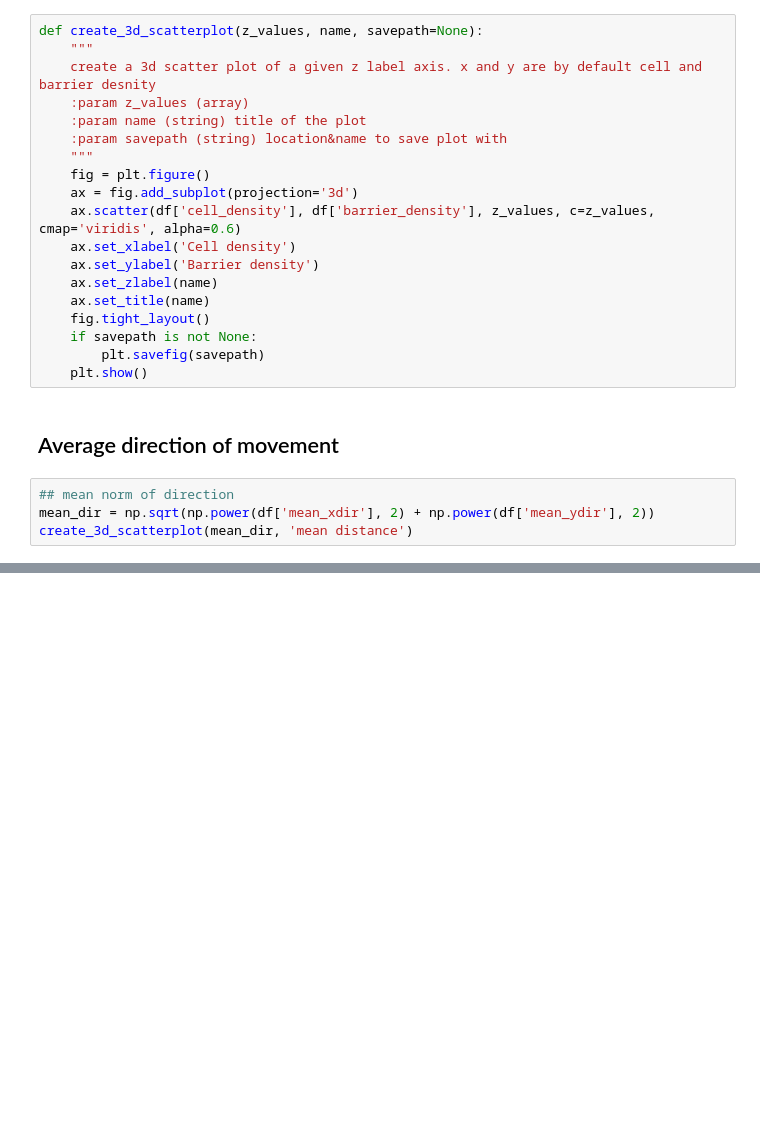
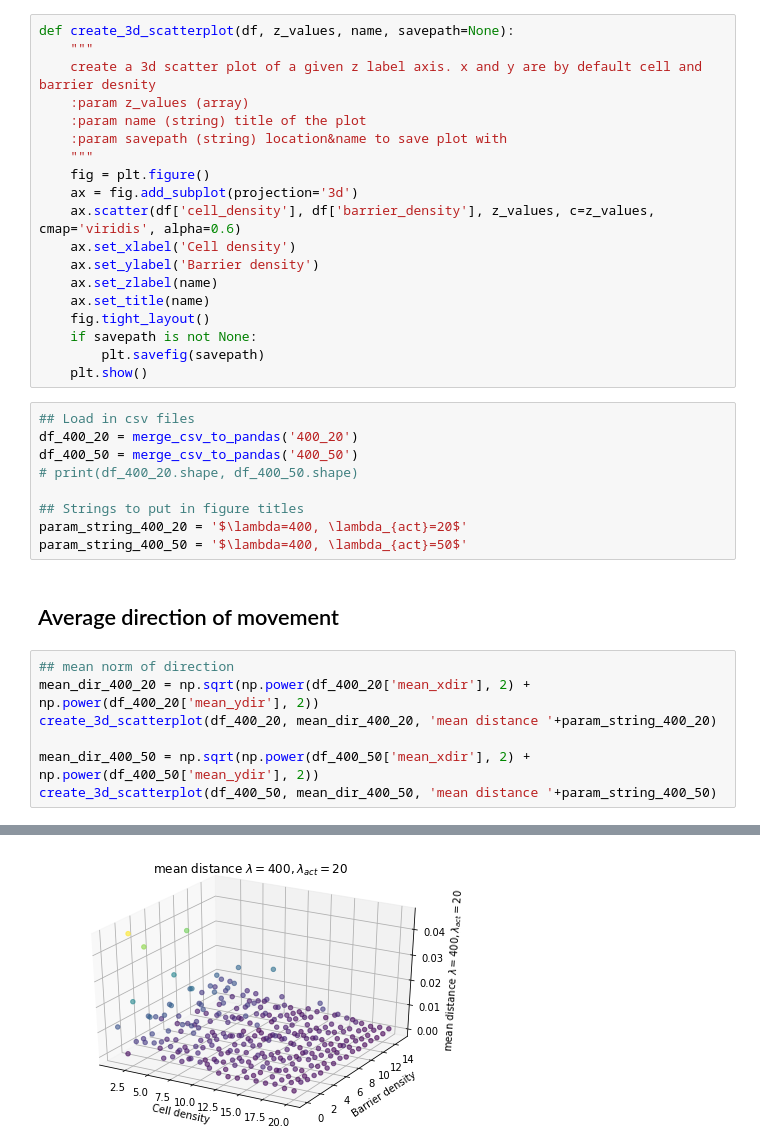
Before and after one commit to DavidLeeftink/NaturalComputing2021, a Jupyter notebook: Assignment_4/js/sim_results/results_analysis.ipynb, the cells around one changed output, grey strips where cells are left out. Cells and saved outputs as stored; diff of their text form; blank space fills up the shorter version.

```diff
--- a/Assignment_4/js/sim_results/results_analysis.ipynb
+++ b/Assignment_4/js/sim_results/results_analysis.ipynb
@@ -20,5 +30,5 @@ print(df.shape)
 # %%
-def create_3d_scatterplot(z_values, name, savepath=None):
+def create_3d_scatterplot(df, z_values, name, savepath=None):
     """
     create a 3d scatter plot of a given z label axis. x and y are by default cell and barrier desnity
     :param z_values (array)
@@ -36,10 +46,22 @@ def create_3d_scatterplot(z_values, name, savepath=None):
     if savepath is not None:
         plt.savefig(savepath)
     plt.show()
+# %%
+## Load in csv files
+df_400_20 = merge_csv_to_pandas('400_20')
+df_400_50 = merge_csv_to_pandas('400_50')
+# print(df_400_20.shape, df_400_50.shape)
+
+## Strings to put in figure titles
+param_string_400_20 = '$\lambda=400, \lambda_{act}=20$'
+param_string_400_50 = '$\lambda=400, \lambda_{act}=50$'
 # %% [markdown]
 ## Average direction of movement
 # %%
 ## mean norm of direction
-mean_dir = np.sqrt(np.power(df['mean_xdir'], 2) + np.power(df['mean_ydir'], 2))
-create_3d_scatterplot(mean_dir, 'mean distance')
+mean_dir_400_20 = np.sqrt(np.power(df_400_20['mean_xdir'], 2) + np.power(df_400_20['mean_ydir'], 2))
+create_3d_scatterplot(df_400_20, mean_dir_400_20, 'mean distance '+param_string_400_20)
+
+mean_dir_400_50 = np.sqrt(np.power(df_400_50['mean_xdir'], 2) + np.power(df_400_50['mean_ydir'], 2))
+create_3d_scatterplot(df_400_50, mean_dir_400_50, 'mean distance '+param_string_400_50)
 # %% [output]
@@ -47,0 +68 @@ create_3d_scatterplot(mean_dir, 'mean distance')
+[figure, added]
```
Also changed, not shown: parts of 10 cells of this notebook.
